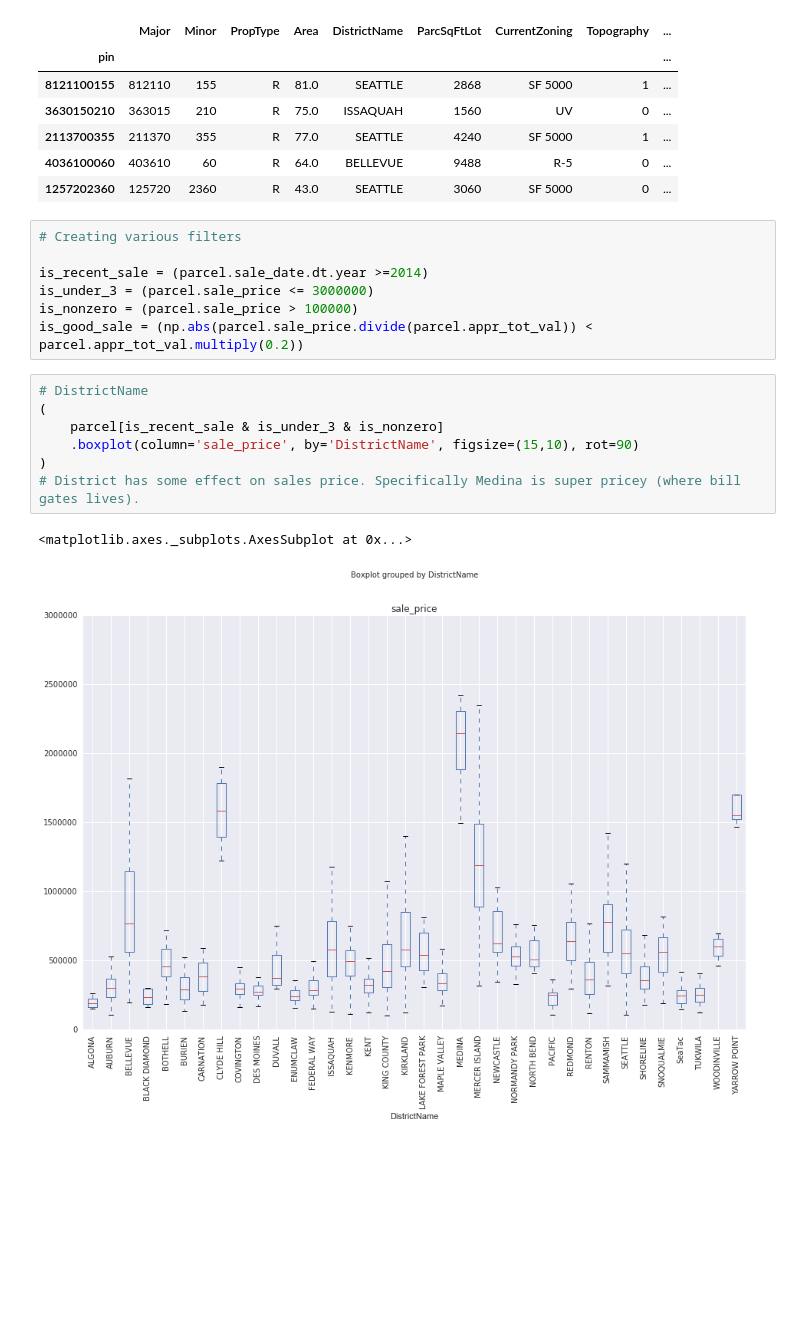
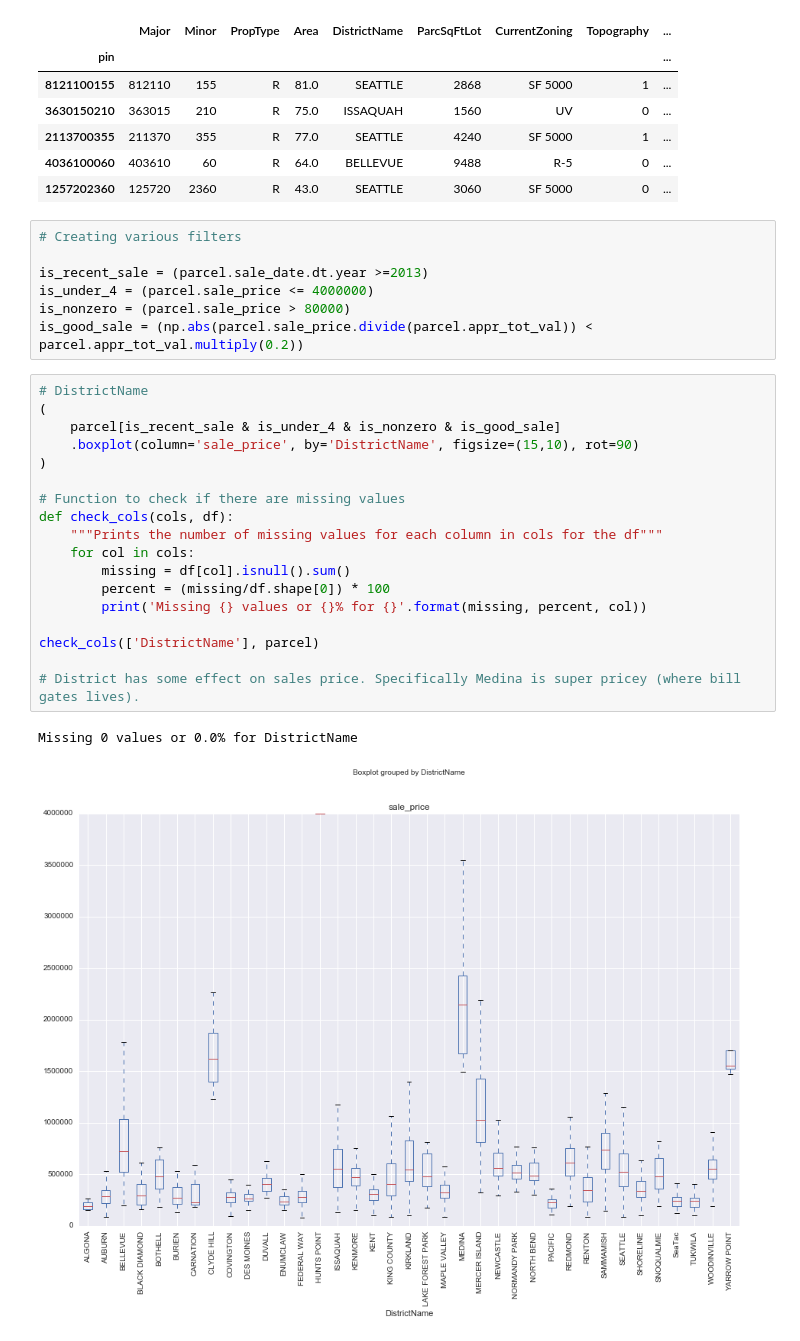
Before and after one commit to gavin-peterkin/king_county_property, a Jupyter notebook: notebooks/feature_development.ipynb, the cells around one changed output. Cells and saved outputs as stored; diff of their text form; blank space fills up the shorter version.

```diff
--- a/notebooks/feature_development.ipynb
+++ b/notebooks/feature_development.ipynb
@@ -31,17 +31,28 @@ parcel.head()
 # %%
 # Creating various filters
 
-is_recent_sale = (parcel.sale_date.dt.year >=2014)
-is_under_3 = (parcel.sale_price <= 3000000)
-is_nonzero = (parcel.sale_price > 100000)
+is_recent_sale = (parcel.sale_date.dt.year >=2013)
+is_under_4 = (parcel.sale_price <= 4000000)
+is_nonzero = (parcel.sale_price > 80000)
 is_good_sale = (np.abs(parcel.sale_price.divide(parcel.appr_tot_val)) < parcel.appr_tot_val.multiply(0.2))
 # %%
 # DistrictName
 (
-    parcel[is_recent_sale & is_under_3 & is_nonzero]
+    parcel[is_recent_sale & is_under_4 & is_nonzero & is_good_sale]
     .boxplot(column='sale_price', by='DistrictName', figsize=(15,10), rot=90)
 )
+
+# Function to check if there are missing values
+def check_cols(cols, df):
+    """Prints the number of missing values for each column in cols for the df"""
+    for col in cols:
+        missing = df[col].isnull().sum()
+        percent = (missing/df.shape[0]) * 100
+        print('Missing {} values or {}% for {}'.format(missing, percent, col))
+
+check_cols(['DistrictName'], parcel)
+
 # District has some effect on sales price. Specifically Medina is super pricey (where bill gates lives).
 # %% [output]
-<matplotlib.axes._subplots.AxesSubplot at 0x...>
+Missing 0 values or 0.0% for DistrictName
-[figure, old version]
+[figure, new version]
```
Also changed, not shown: parts of 23 cells of this notebook, 7 other files.
